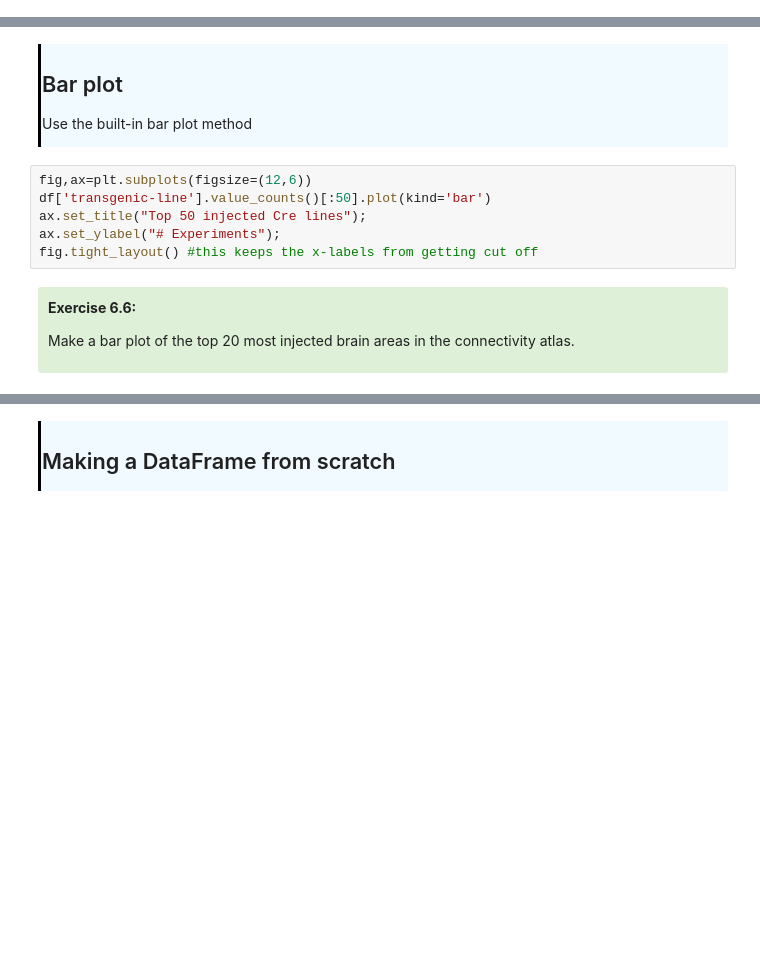
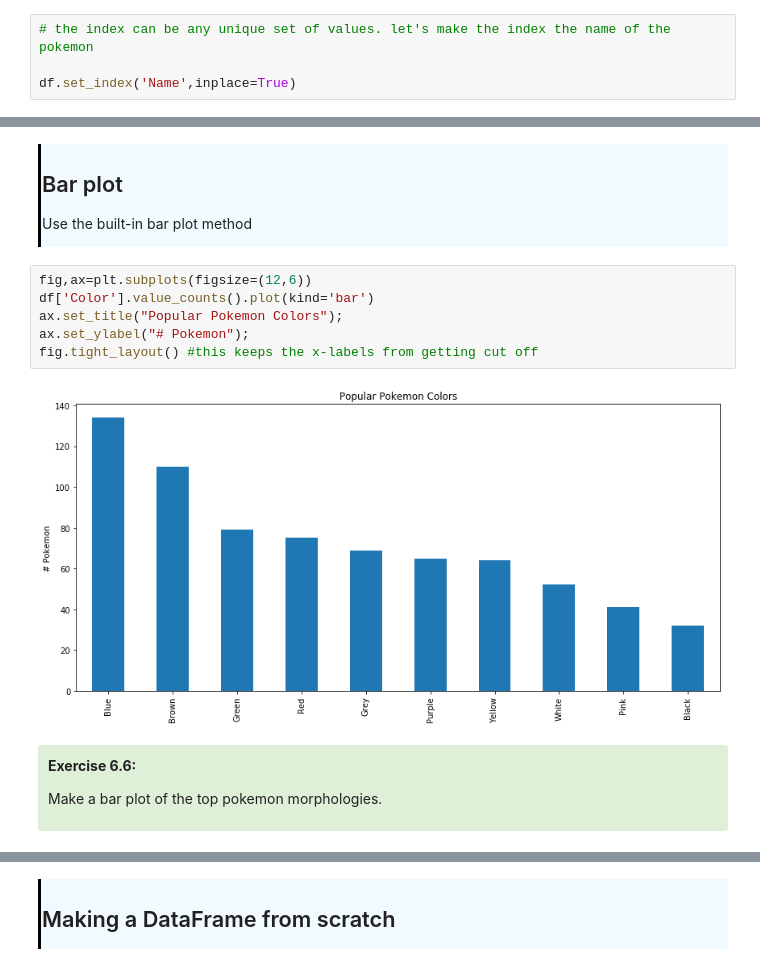
Before and after one commit to AllenInstitute/SWDB_2018, a Jupyter notebook: PythonBootcamp/06_Introduction_To_Pandas.ipynb, the cells around one changed output, grey strips where cells are left out. Drawn from its saved outputs; the diff is of its cells as text; blank space fills up the shorter version.

```diff
--- a/PythonBootcamp/06_Introduction_To_Pandas.ipynb
+++ b/PythonBootcamp/06_Introduction_To_Pandas.ipynb
@@ -314,0 +477,4 @@ df.iloc[150:190:10,0:10:2]  # [row start:end:step, column start:end:step]
+# %%
+# the index can be any unique set of values. let's make the index the name of the pokemon
+
+df.set_index('Name',inplace=True)
@@ -399,13 +734,15 @@ df['injection-volume'].describe()
 </div>
 # %%
 fig,ax=plt.subplots(figsize=(12,6))
-df['transgenic-line'].value_counts()[:50].plot(kind='bar')
-ax.set_title("Top 50 injected Cre lines");
-ax.set_ylabel("# Experiments");
+df['Color'].value_counts().plot(kind='bar')
+ax.set_title("Popular Pokemon Colors");
+ax.set_ylabel("# Pokemon");
 fig.tight_layout() #this keeps the x-labels from getting cut off
+# %% [output]
+[figure, added]
 # %% [markdown]
 <div style="background: #DFF0D8; border-radius: 3px; padding: 10px;">
 
 **Exercise 6.6:**
-<p>Make a bar plot of the top 20 most injected brain areas in the connectivity atlas.
+<p>Make a bar plot of the top pokemon morphologies.
 </div>
```
Also changed, not shown: parts of 97 cells of this notebook, 2 other files.
